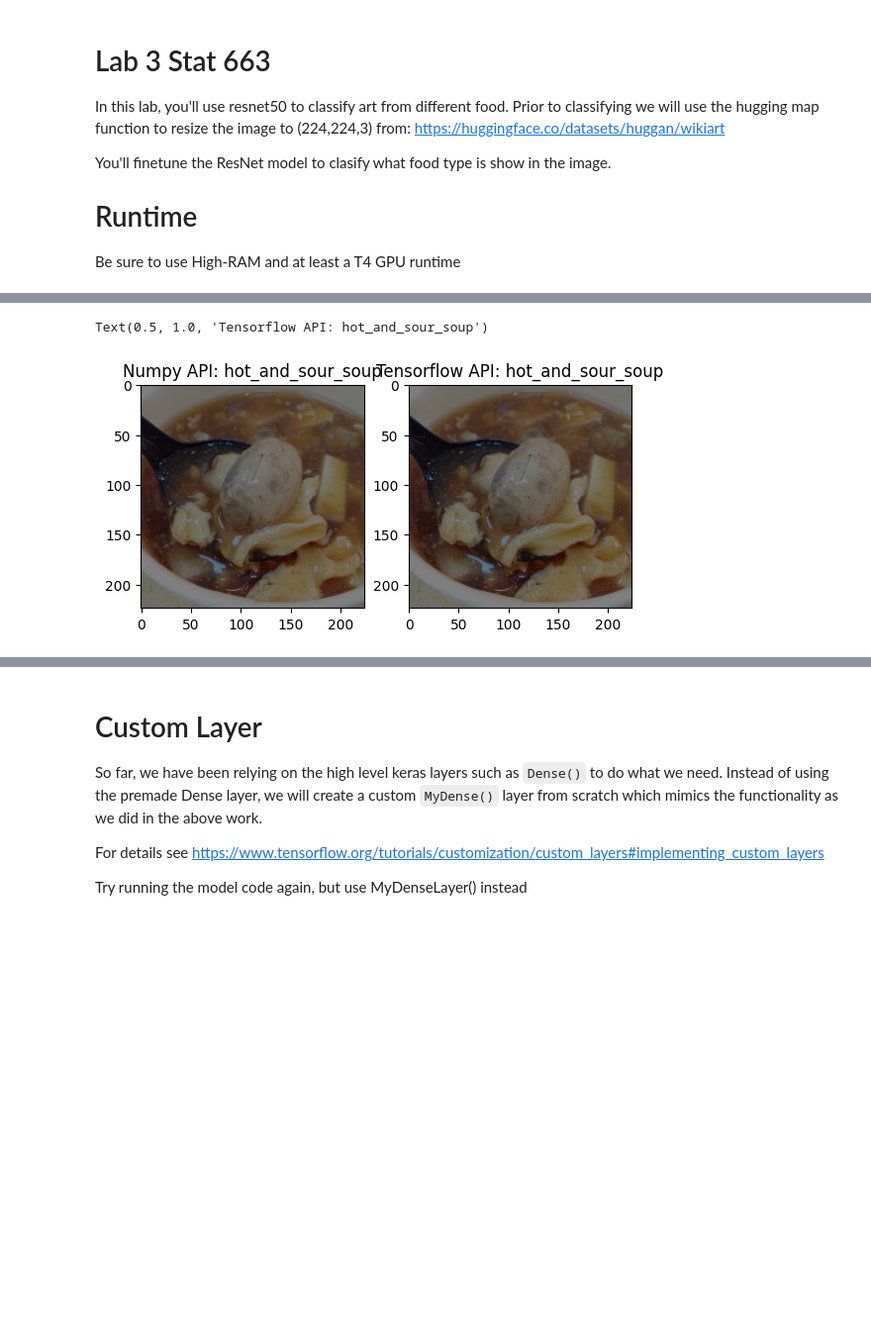
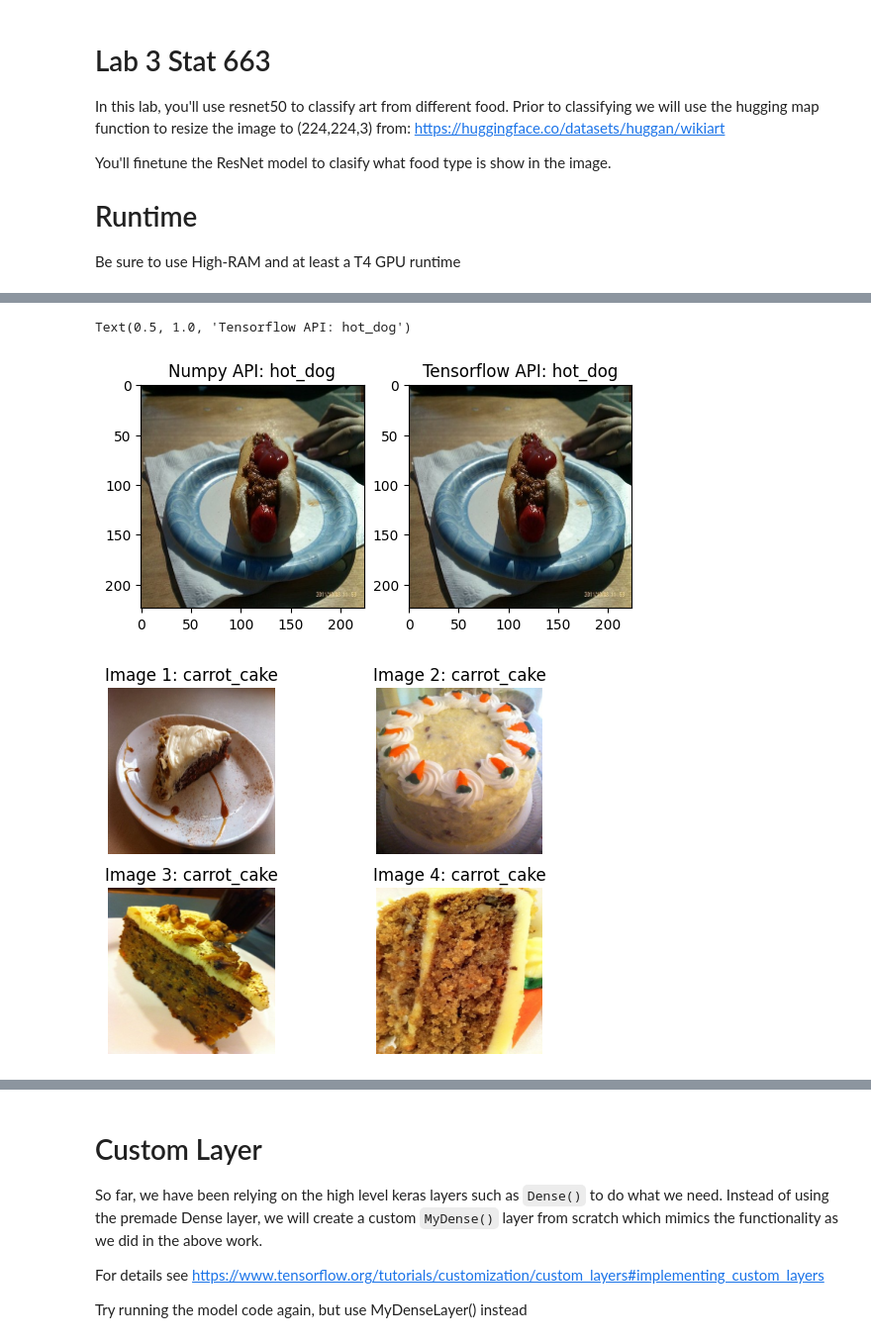
Before and after one commit to revanth7667/STAT-663_Codes, a Jupyter notebook: Notebooks/Lab3.ipynb, the cells around one changed output, grey strips where cells are left out. Shown at 99% size. Cells and saved outputs as stored; diff of their text form; code cells hidden in the pictures; blank space fills up the shorter version.

```diff
--- a/Notebooks/Lab3.ipynb
+++ b/Notebooks/Lab3.ipynb
@@ -15,7 +17,10 @@ Be sure to use High-RAM and at least a T4 GPU runtime
 from datasets import load_dataset
 
 # Let's just take a smaller slice for this lab (faster train)
-dataset = load_dataset("food101")
+dataset = dict(
+    zip(["train", "validation"],
+        load_dataset("food101", split=["train[20%:30%]", "validation[20%:30%]"]))
+    )
 # %%
 # @title Data Preprocessing
 import tensorflow as tf
@@ -36,6 +41,8 @@ train_tf = dataset["train"].shuffle().to_tf_dataset()
 # Need to process the entire dataset, instead you can grab it as needed
 train_tf = train_tf.map(process_image, num_parallel_calls=8)
 
+train_tf = train_tf.ignore_errors(log_warning=True)
+
 # Let's hook into our processing pipeline to take a look at what our inputs look like
 visualize_tf = train_tf
 
@@ -58,7 +71,13 @@ train_tf = train_tf.prefetch(2)
 
 # Let's do the same thing to our test dataset, but without all the comments
 # here is how clean your data processing pipeline can look!
-test_tf = dataset["validation"].to_tf_dataset()
+test_tf = dataset['validation'].to_tf_dataset()
+test_tf = test_tf.map(process_image, num_parallel_calls=8)
+test_tf = test_tf.ignore_errors(log_warning=True)
+visualize_test_tf = test_tf
+test_tf = test_tf.cache()
+test_tf = test_tf.batch(128, drop_remainder=True)
+test_tf = test_tf.prefetch(2)
 
 # Your test data does not need to be shuffled
 # %%
@@ -82,5 +101,5 @@ axes[0].set_title(f"Numpy API: {dataset['train'].features['label'].names[label]}
 axes[1].imshow(tf_img)
 axes[1].set_title(f"Tensorflow API: {dataset['train'].features['label'].names[label]}")
 # %% [output]
-Text(0.5, 1.0, 'Tensorflow API: hot_and_sour_soup')
+Text(0.5, 1.0, 'Tensorflow API: hot_dog')
-[figure, old version]
+[figure, new version]
@@ -92,3 +106,25 @@ Text(0.5, 1.0, 'Tensorflow API: hot_and_sour_soup')
+# %%
+# @title Testing Set Visualization TODO YOU
+
+# Using matplotlib subplot, plot a 2x2 grid of images of the first 4 images
+# Fetch the first batch of images from the test dataset
+test_images = []
+test_labels = []
+for i, (img, label) in enumerate(iter(visualize_test_tf)):
+  test_images.append(img)
+  test_labels.append(dataset['validation'].features['label'].names[label])
+  if i == 3:
+    break
+
+fig, axes = plt.subplots(2, 2)
+for i, ax in enumerate(axes.flat):
+  ax.imshow(test_images[i].numpy())
+  ax.set_title(f"Image {i+1}: {test_labels[i]}")
+  ax.axis('off')
+
+plt.show()
+# %% [output]
+[figure, added]
 # %%
 # @title Dimension Check
 
```
Also changed, not shown: parts of 15 cells of this notebook.
